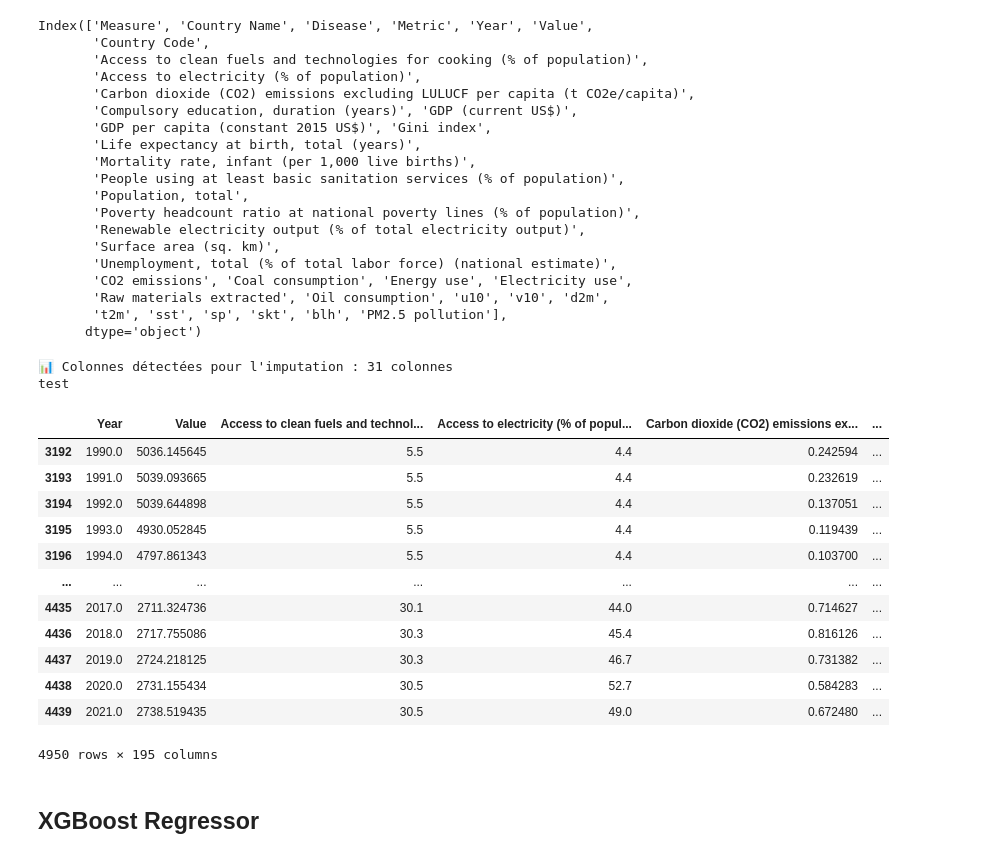
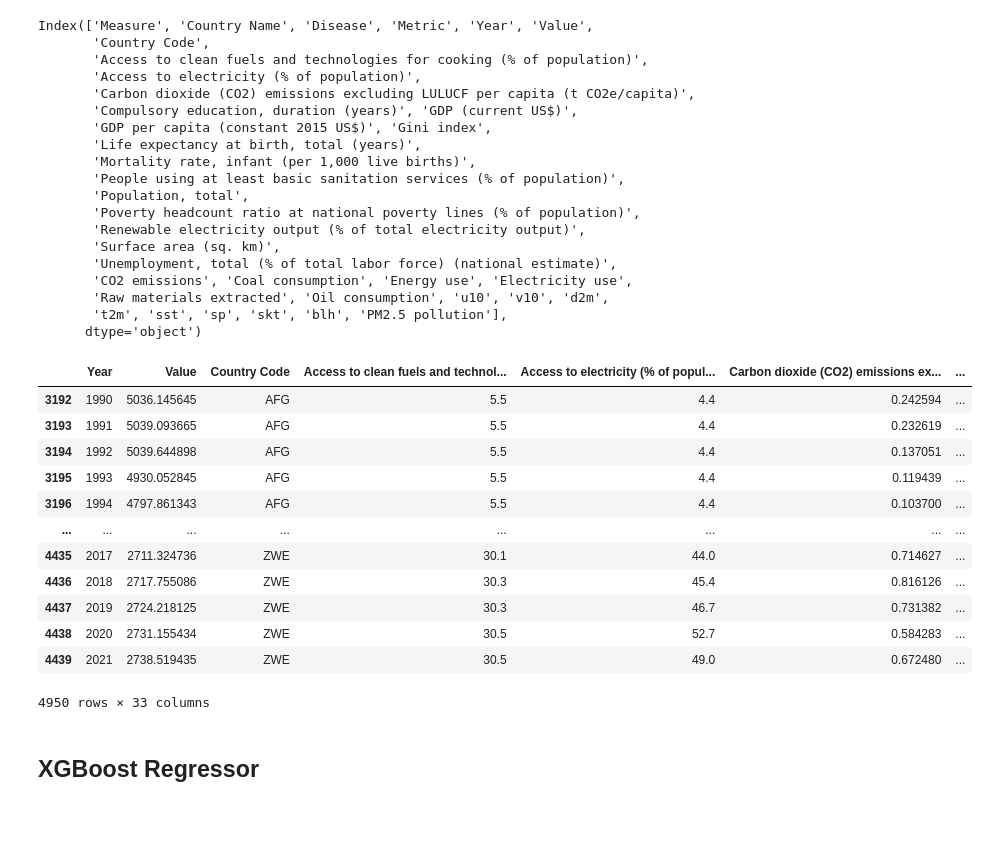
Before and after one commit to gitBugD/GML_RespiratoryDiseases, a Jupyter notebook: Asthma/ML_XGBoostRegressor.ipynb, the cells around one changed output. Cells and saved outputs as stored; diff of their text form; code cells hidden in the pictures; blank space fills up the shorter version.

```diff
--- a/Asthma/ML_XGBoostRegressor.ipynb
+++ b/Asthma/ML_XGBoostRegressor.ipynb
@@ -66,22 +80,20 @@ df_prepared = data_preparation.preprocessing(df_excluded)
 # %%
-df_imputed = data_preparation.impute_nans(df_prepared)
+df_imputed = data_preparation.impute_nans_no_encoding(df_prepared)
 df_imputed
 # %% [output]
+|  | Year | Value | Country Code | Access to clean fuels and technol... | Access to electricity (% of popul... | Carbon dioxide (CO2) emissions ex... | ... |
+| 3192 | 1990 | 5036.145645 | AFG | 5.5 | 4.4 | 0.242594 | ... |
+| 3193 | 1991 | 5039.093665 | AFG | 5.5 | 4.4 | 0.232619 | ... |
+| 3194 | 1992 | 5039.644898 | AFG | 5.5 | 4.4 | 0.137051 | ... |
+| 3195 | 1993 | 4930.052845 | AFG | 5.5 | 4.4 | 0.119439 | ... |
+| 3196 | 1994 | 4797.861343 | AFG | 5.5 | 4.4 | 0.103700 | ... |
+| ... | ... | ... | ... | ... | ... | ... | ... |
+| 4435 | 2017 | 2711.324736 | ZWE | 30.1 | 44.0 | 0.714627 | ... |
+| 4436 | 2018 | 2717.755086 | ZWE | 30.3 | 45.4 | 0.816126 | ... |
+| 4437 | 2019 | 2724.218125 | ZWE | 30.3 | 46.7 | 0.731382 | ... |
+| 4438 | 2020 | 2731.155434 | ZWE | 30.5 | 52.7 | 0.584283 | ... |
+| 4439 | 2021 | 2738.519435 | ZWE | 30.5 | 49.0 | 0.672480 | ... |
-📊 Colonnes détectées pour l'imputation : 31 colonnes
-test
+4950 rows × 33 columns
-|  | Year | Value | Access to clean fuels and technol... | Access to electricity (% of popul... | Carbon dioxide (CO2) emissions ex... | ... |
-| 3192 | 1990.0 | 5036.145645 | 5.5 | 4.4 | 0.242594 | ... |
-| 3193 | 1991.0 | 5039.093665 | 5.5 | 4.4 | 0.232619 | ... |
-| 3194 | 1992.0 | 5039.644898 | 5.5 | 4.4 | 0.137051 | ... |
-| 3195 | 1993.0 | 4930.052845 | 5.5 | 4.4 | 0.119439 | ... |
-| 3196 | 1994.0 | 4797.861343 | 5.5 | 4.4 | 0.103700 | ... |
-| ... | ... | ... | ... | ... | ... | ... |
-| 4435 | 2017.0 | 2711.324736 | 30.1 | 44.0 | 0.714627 | ... |
-| 4436 | 2018.0 | 2717.755086 | 30.3 | 45.4 | 0.816126 | ... |
-| 4437 | 2019.0 | 2724.218125 | 30.3 | 46.7 | 0.731382 | ... |
-| 4438 | 2020.0 | 2731.155434 | 30.5 | 52.7 | 0.584283 | ... |
-| 4439 | 2021.0 | 2738.519435 | 30.5 | 49.0 | 0.672480 | ... |
-4950 rows × 195 columns
 # %% [markdown]
 ## XGBoost Regressor
 # %% [markdown]
```
Also changed, not shown: parts of 7 cells of this notebook, 4 other files.
